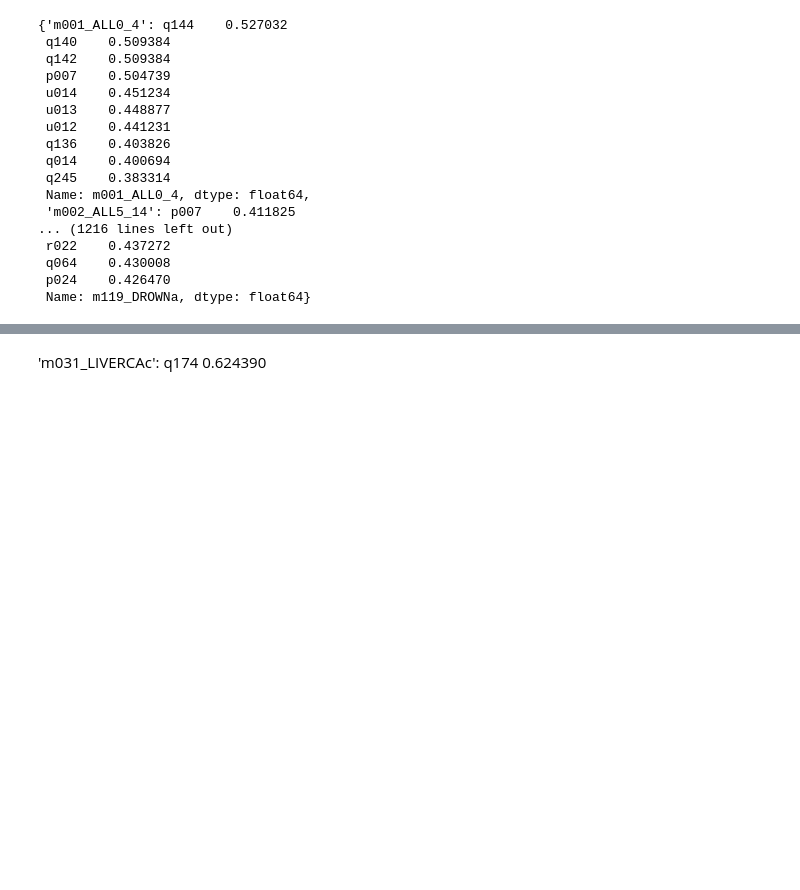
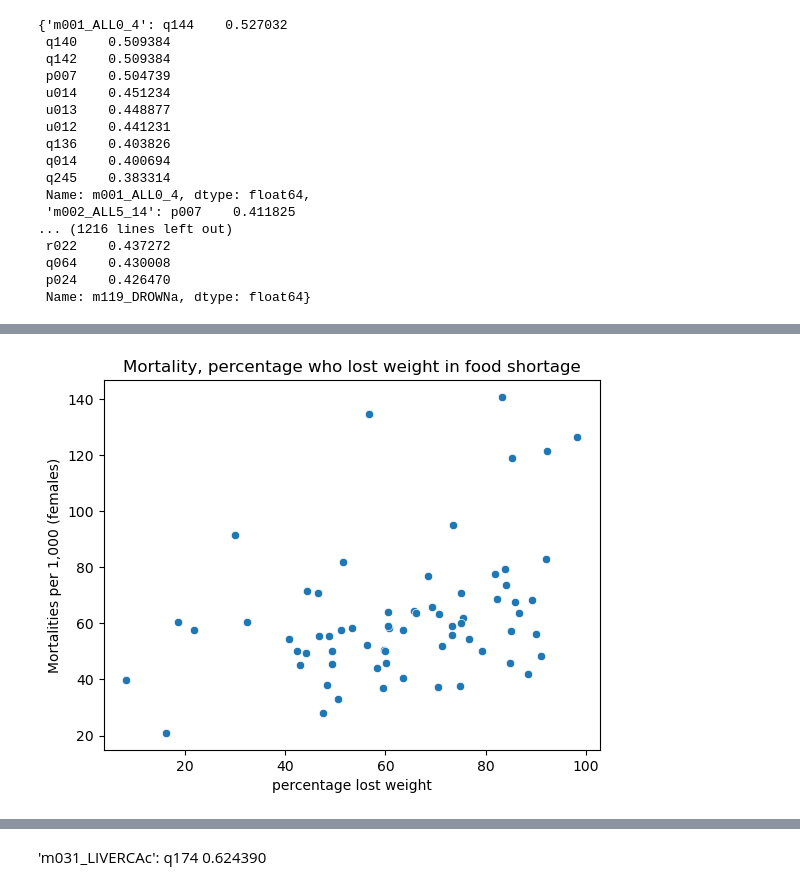
Before and after one commit to colbytse/community_health_project, a Jupyter notebook: code_notebooks/modeling_will.ipynb, the cells around one changed output, grey strips where cells are left out. Cells and saved outputs as stored; diff of their text form; code cells hidden in the pictures; blank space fills up the shorter version.

```diff
--- a/code_notebooks/modeling_will.ipynb
+++ b/code_notebooks/modeling_will.ipynb
@@ -722,0 +706,9 @@ mort_dict
+# %%
+sns.scatterplot(data = sbat_f, x = 'q126', y = 'm006_ALL70_79').set(
+title = 'Mortality, percentage who lost weight in food shortage',
+ylabel = 'Mortalities per 1,000 (females)',
+xlabel = 'percentage lost weight'
+)
+plt.savefig('../assets/m_all70_79_lostweight.png')
+# %% [output]
+[figure, added]
```
Also changed, not shown: parts of 44 cells of this notebook, 2 other files.
